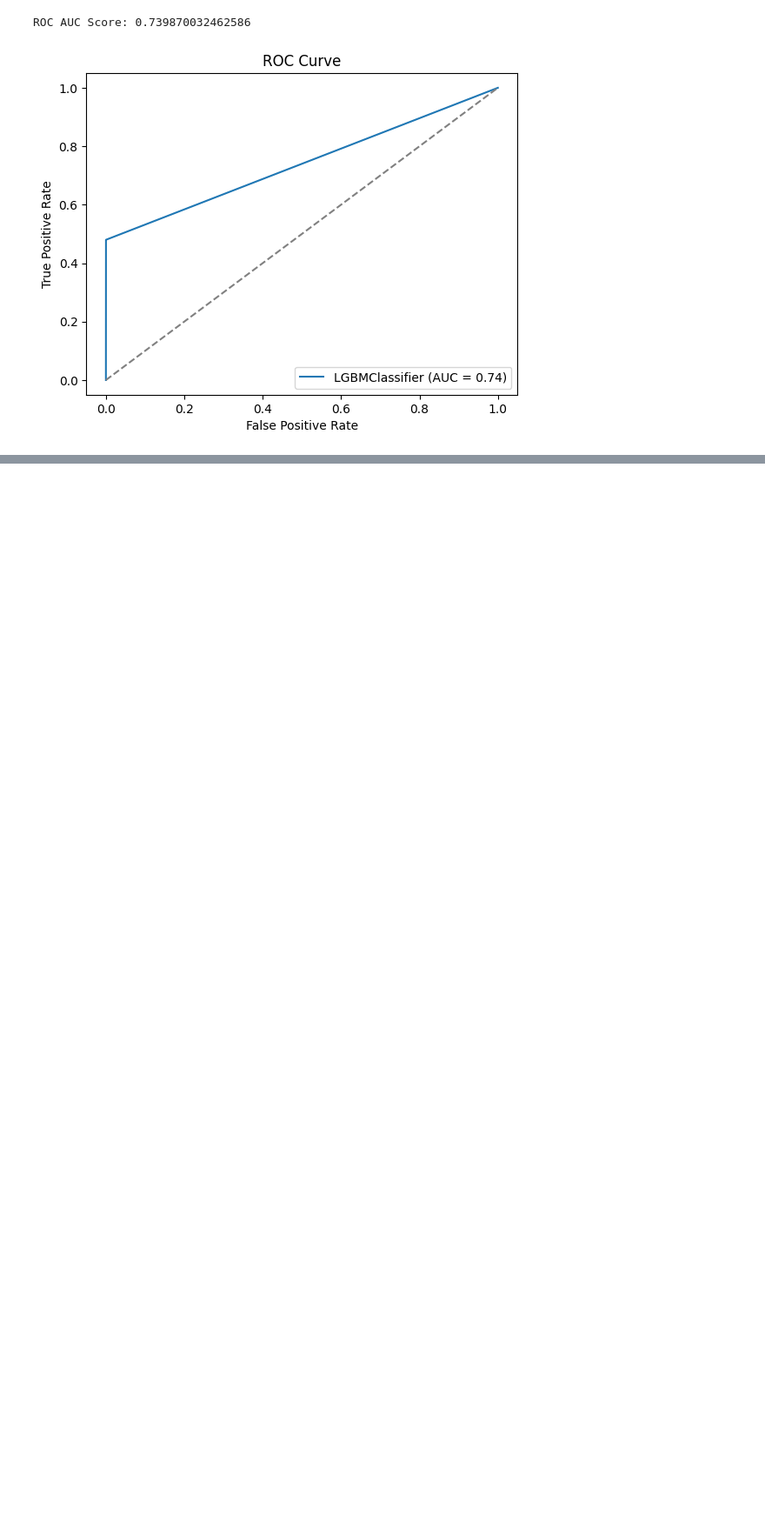
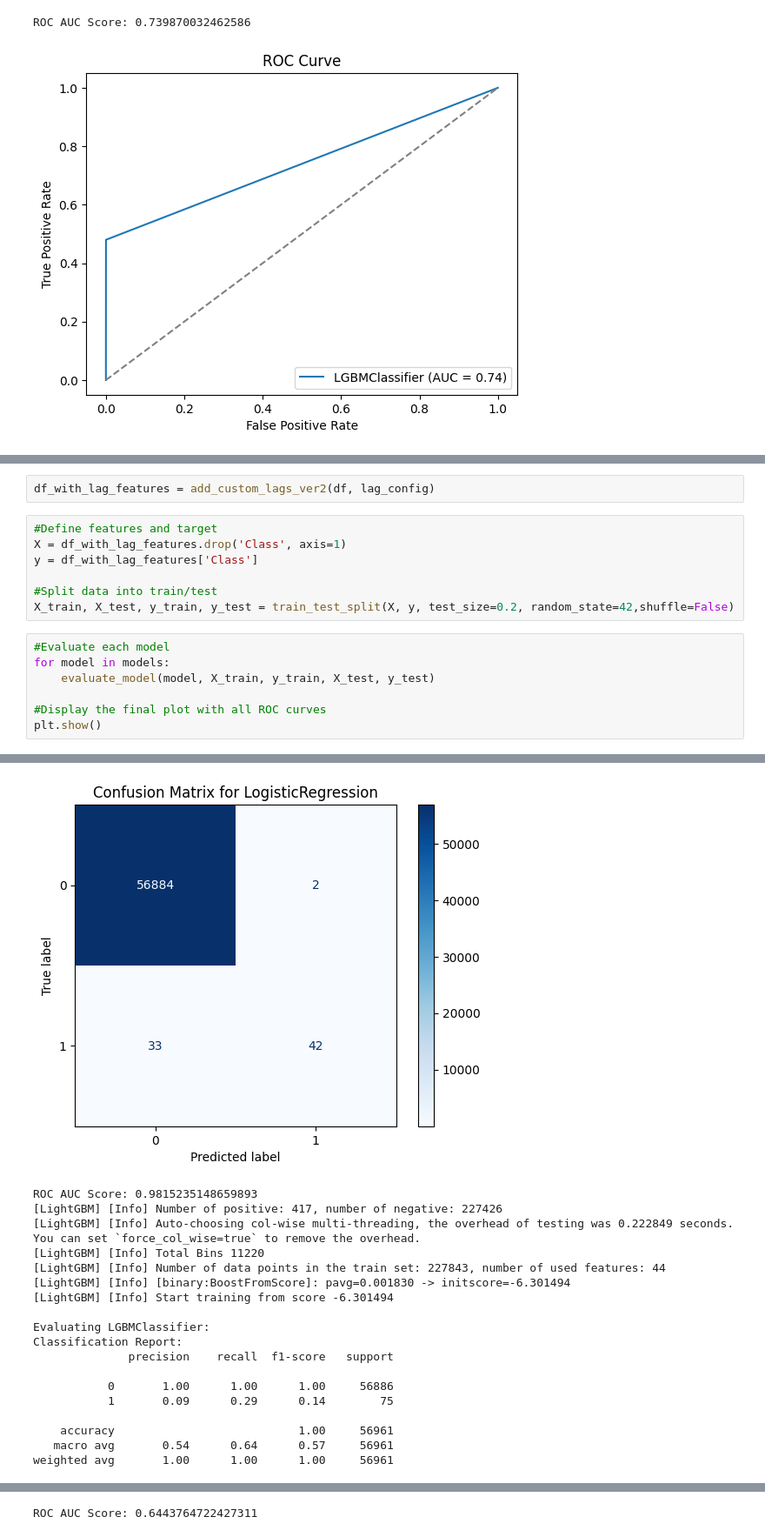
Before and after one commit to COMP3608Project/credit-card-fraud, a Jupyter notebook: 2013_Credit_Card_Fraud_Dataset.ipynb, the cells around one changed output, grey strips where cells are left out. Shown at 87% size. Cells and saved outputs as stored; diff of their text form; blank space fills up the shorter version.

```diff
--- a/2013_Credit_Card_Fraud_Dataset.ipynb
+++ b/2013_Credit_Card_Fraud_Dataset.ipynb
@@ -448,0 +558,17 @@ ROC AUC Score: 0.739870032462586
+# %%
+df_with_lag_features = add_custom_lags_ver2(df, lag_config)
+# %%
+#Define features and target
+X = df_with_lag_features.drop('Class', axis=1)
+y = df_with_lag_features['Class']
+
+#Split data into train/test
+X_train, X_test, y_train, y_test = train_test_split(X, y, test_size=0.2, random_state=42,shuffle=False)
+# %%
+#Evaluate each model
+for model in models:
+    evaluate_model(model, X_train, y_train, X_test, y_test)
+
+#Display the final plot with all ROC curves
+plt.show()
+# %% [output]
@@ -448,0 +602,20 @@ ROC AUC Score: 0.739870032462586
+[figure, added]
+ROC AUC Score: 0.9815235148659893
+[LightGBM] [Info] Number of positive: 417, number of negative: 227426
+[LightGBM] [Info] Auto-choosing col-wise multi-threading, the overhead of testing was 0.222849 seconds.
+You can set `force_col_wise=true` to remove the overhead.
+[LightGBM] [Info] Total Bins 11220
+[LightGBM] [Info] Number of data points in the train set: 227843, number of used features: 44
+[LightGBM] [Info] [binary:BoostFromScore]: pavg=0.001830 -> initscore=-6.301494
+[LightGBM] [Info] Start training from score -6.301494
+
+Evaluating LGBMClassifier:
+Classification Report:
+              precision    recall  f1-score   support
+
+           0       1.00      1.00      1.00     56886
+           1       0.09      0.29      0.14        75
+
+    accuracy                           1.00     56961
+   macro avg       0.54      0.64      0.57     56961
+weighted avg       1.00      1.00      1.00     56961
@@ -448,0 +624 @@ ROC AUC Score: 0.739870032462586
+ROC AUC Score: 0.6443764722427311
```
Also changed, not shown: parts of 11 cells of this notebook.
